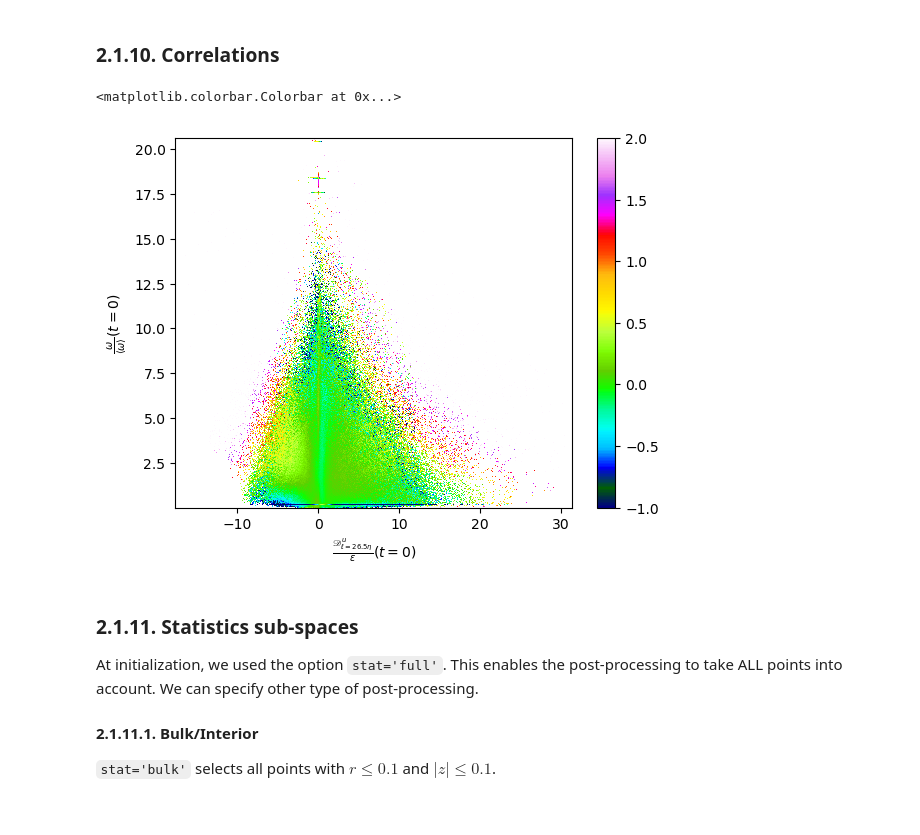
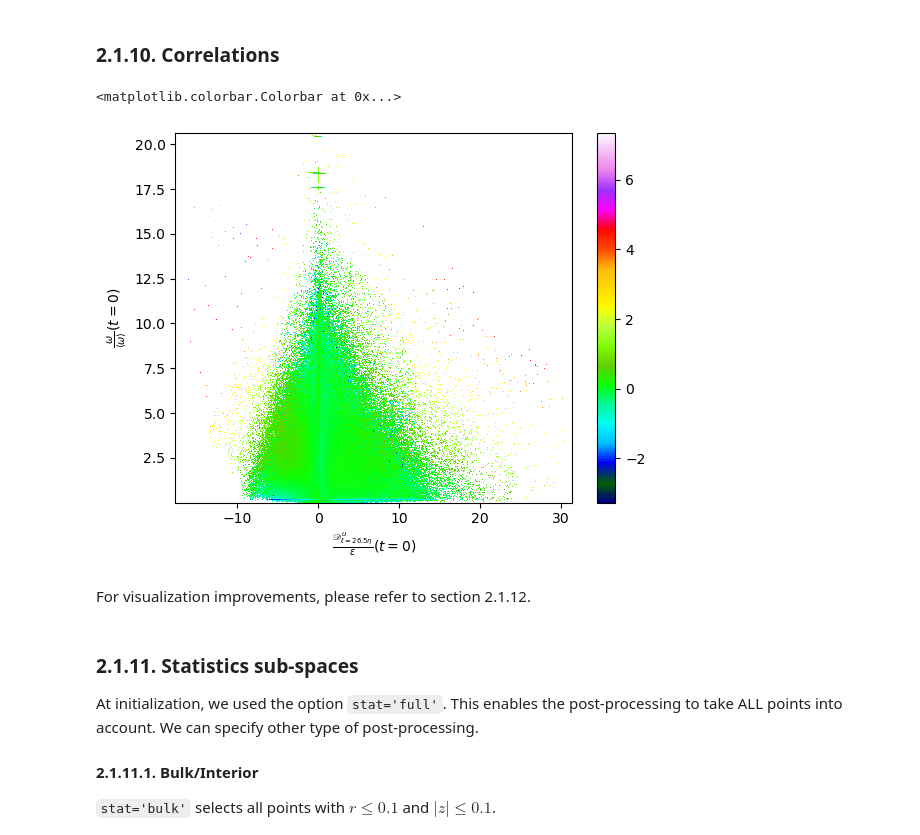
Before and after one commit to NikitaY69/von-Karman-PostProcess, a Jupyter notebook: tutorials/tutorial.ipynb, the cells around one changed output. Saved outputs shown, nothing was run; the diff lists cells and outputs as text; code cells hidden in the pictures; blank space fills up the shorter version.

Commit message:
Section 2.1 improvements

```diff
--- a/tutorials/tutorial.ipynb
+++ b/tutorials/tutorial.ipynb
@@ -299,18 +293,20 @@ corr_Du_w = pp.correlations(Du_w, bins=bins, ranges=ranges, log=True)
 # %%
 # Plotting
 if gpu:
-    fp = plt.pcolormesh(X, Y, corr_Du_w.get(), vmin=-1, vmax=2)
+    fp = plt.pcolormesh(X, Y, corr_Du_w.get())
 else:
-    fp = plt.pcolormesh(X, Y, corr_Du_w, vmin=-1, vmax=2)
+    fp = plt.pcolormesh(X, Y, corr_Du_w)
 
 # plotting params
 plt.xlabel(r'$\frac{\mathscr{D}^u_{\ell=26.5\eta}}{\epsilon}(t=0)$')
 plt.ylabel(r'$\frac{\omega}{\langle\omega\rangle}(t=0)$')
 plt.set_cmap('gist_ncar')
 plt.colorbar(fp)
 # %% [output]
 <matplotlib.colorbar.Colorbar at 0x...>
-[figure, old version]
+[figure, new version]
+# %% [markdown]
+For visualization improvements, please refer to section 2.1.12.
 # %% [markdown]
 ### 2.1.11. Statistics sub-spaces
 At initialization, we used the option <code>stat='full'</code>. This enables the post-processing to take ALL points into account. We can specify other type of post-processing.
```
Also changed, not shown: parts of 10 cells of this notebook.
